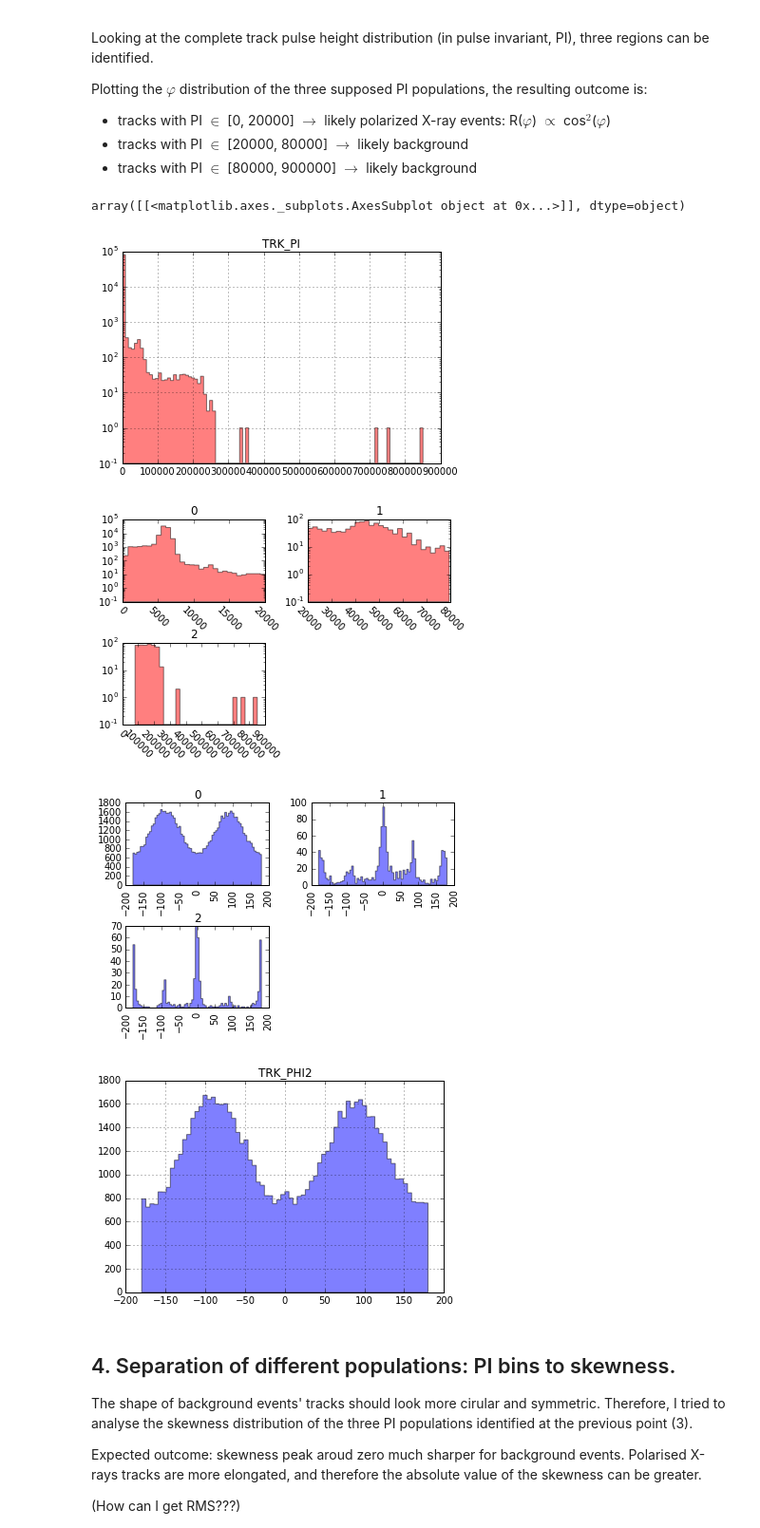
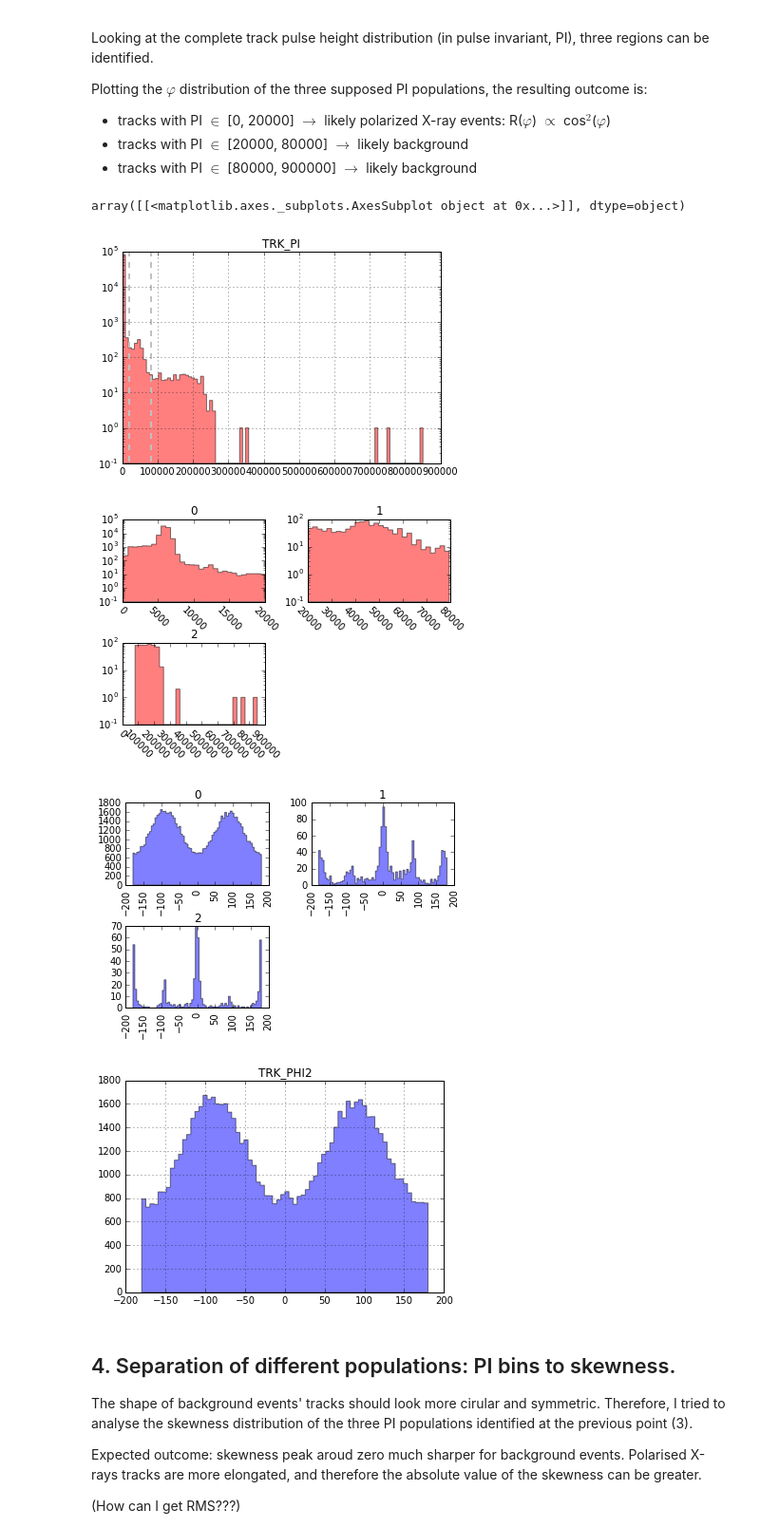
Before and after one commit to smaldera/ixpeTO, a Jupyter notebook: jupynb/test_ixpe_phibump.ipynb, the cells around one changed output. Shown: that part at 95% size. Cells and saved outputs as stored; diff of their text form; code cells hidden in the pictures.

```diff
--- a/jupynb/test_ixpe_phibump.ipynb
+++ b/jupynb/test_ixpe_phibump.ipynb
@@ -88,18 +136,20 @@ Plotting the $\varphi$ distribution of the three supposed PI populations, the re
 # %%
 #TEST BIN IN PULSE INVARIANT ---> to PHI distribution
 
 #pibins = [0, 15000, 900000]
 pibins = [0, 20000, 80000, 900000]
 
 df['pibin'] = pd.cut(df.TRK_PI, pibins, labels=False)
 df.hist('TRK_PI', bins=100, log=True, histtype='stepfilled', alpha=0.5, color='r')
+plt.plot([20000, 20000], [0, 100000], '--', color='silver', linewidth=2)
+plt.plot([80000, 80000], [0, 100000], '--', color='silver', linewidth=2)
 df.hist('TRK_PI', by='pibin', bins=30, xrot=-45., log=True, histtype='stepfilled', alpha=0.5, color='r')
 df.hist('TRK_PHI2', grid=True, by='pibin', bins=70, histtype='stepfilled', alpha=0.5)
 df.hist('TRK_PHI2', bins=70, histtype='stepfilled', alpha=0.5)
 #df.hist('eventID', by='pibin', bins=81)
 # %% [output]
 array([[<matplotlib.axes._subplots.AxesSubplot object at 0x...>]], dtype=object)
-[figure, old version]
+[figure, new version]
 [figure]
 [figure]
 [figure]
```
Also changed, not shown: parts of 4 cells of this notebook.
